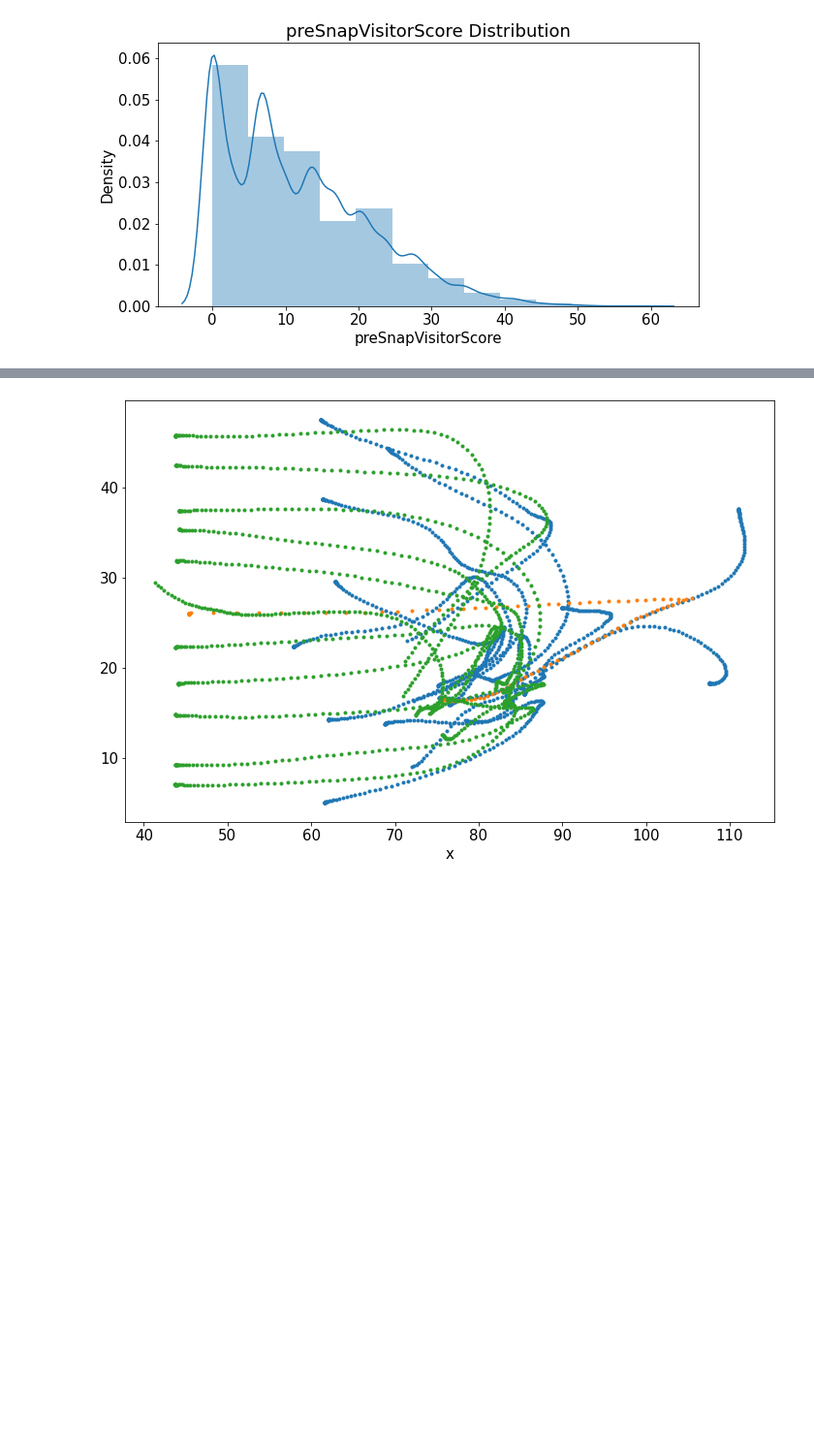
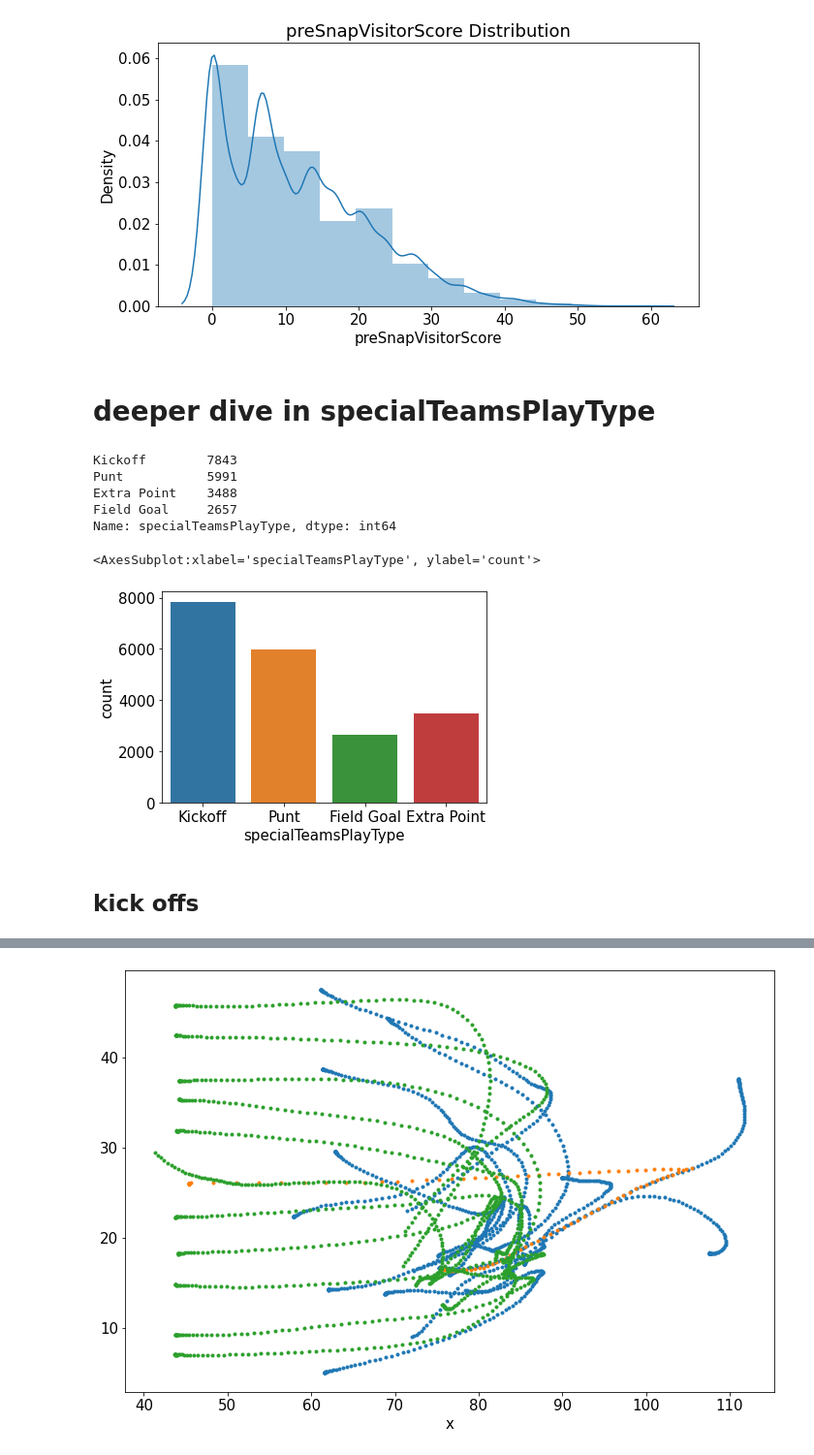
Before and after one commit to mikemoore26/nfl_big_data, a Jupyter notebook: EDA.ipynb, the cells around one changed output, grey strips where cells are left out. Shown at 97% size. Saved outputs shown, nothing was run; the diff lists cells and outputs as text; code cells hidden in the pictures; blank space fills up the shorter version.

```diff
--- a/EDA.ipynb
+++ b/EDA.ipynb
@@ -606,3 +501,20 @@ ax = sns.distplot(data_plays['preSnapVisitorScore'], bins=12);
 ax.set_title('preSnapVisitorScore Distribution');
 # %% [output]
 [figure]
+# %% [markdown]
+# deeper dive in specialTeamsPlayType
+# %%
+data_plays['specialTeamsPlayType'].value_counts()
+# %% [output]
+Kickoff        7843
+Punt           5991
+Extra Point    3488
+Field Goal     2657
+Name: specialTeamsPlayType, dtype: int64
+# %%
+sns.countplot(data_plays['specialTeamsPlayType'])
+# %% [output]
+<AxesSubplot:xlabel='specialTeamsPlayType', ylabel='count'>
+[figure, added]
+# %% [markdown]
+## kick offs
```
Also changed, not shown: parts of 41 cells of this notebook, 3 other files.
